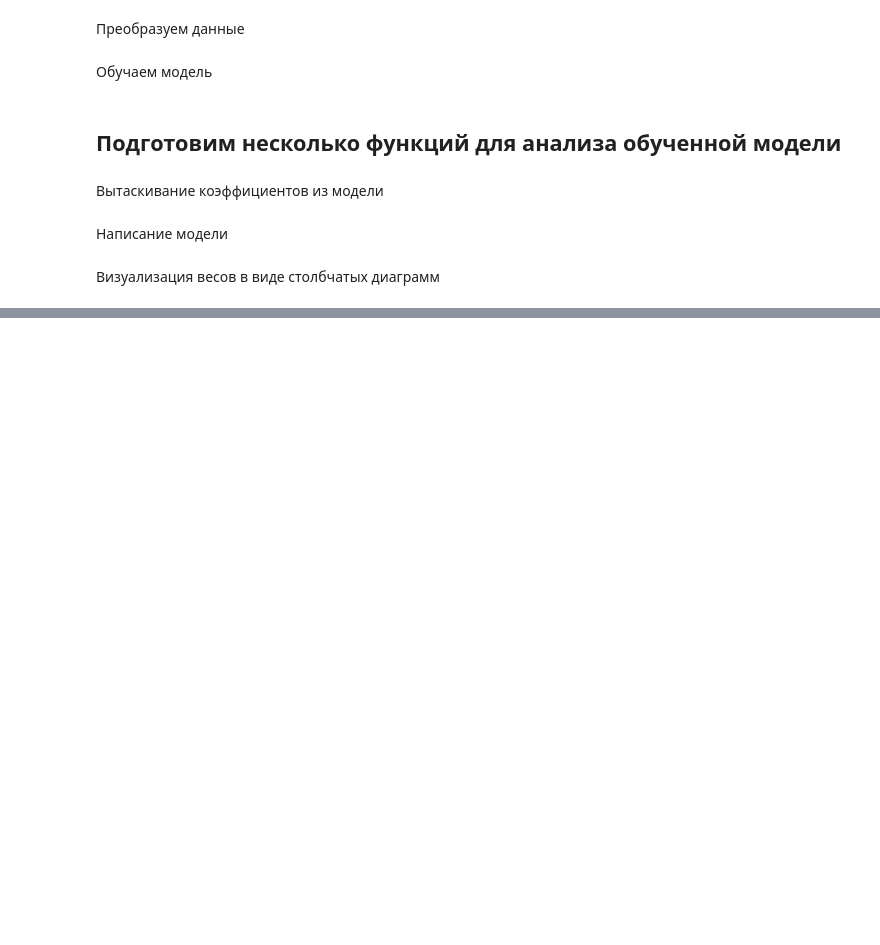
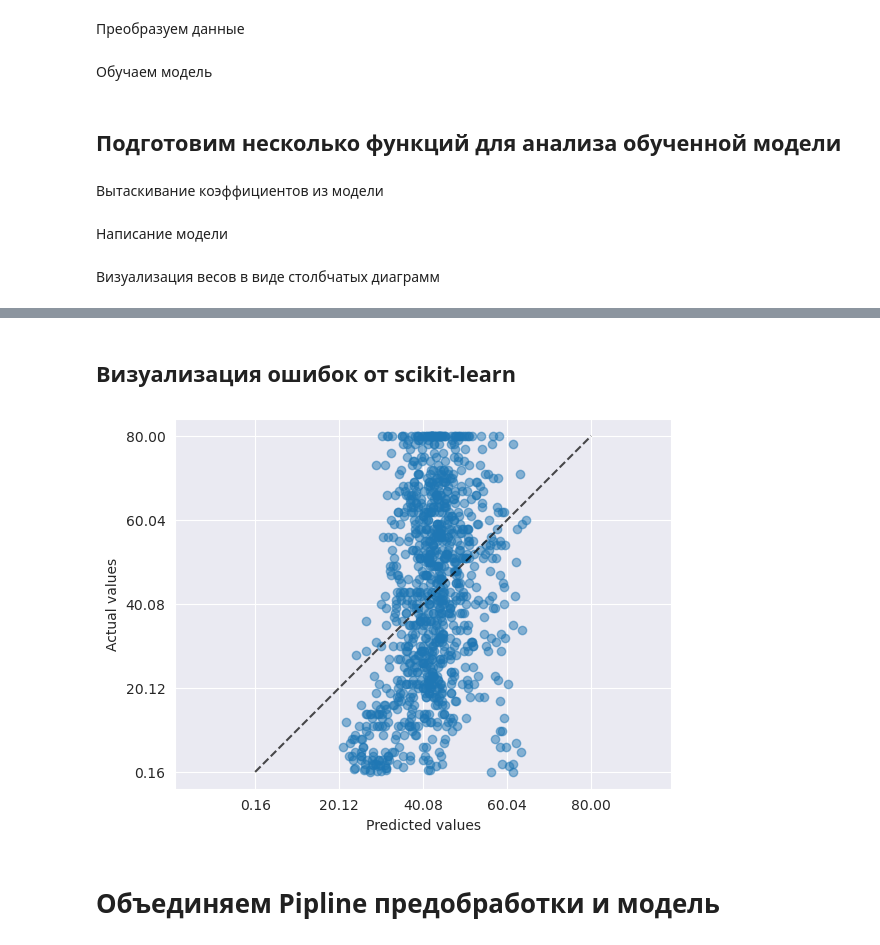
Before and after one commit to synrocka/Diabetes-Prediction, a Jupyter notebook: LinearRegression.ipynb, the cells around one changed output, grey strips where cells are left out. Saved outputs shown, nothing was run; the diff lists cells and outputs as text; code cells hidden in the pictures; blank space fills up the shorter version.

```diff
--- a/LinearRegression.ipynb
+++ b/LinearRegression.ipynb
@@ -26,7 +18,9 @@ from sklearn.base import BaseEstimator, TransformerMixin # для создани
 # %% [markdown]
 # Загрузка набора данных
 # %%
-df = pd.read_csv("https://raw.githubusercontent.com/synrocka/Diabetes-Prediction/main/data/clean_diabetes_prediction_db.csv", delimiter=',')
+df = pd.read_csv(
+    "https://raw.githubusercontent.com/synrocka/Diabetes-Prediction/main/data/clean_diabetes_prediction_db.csv",
+    delimiter=',')
 df
 # %% [output]
 |  | gender | age | hypertension | heart_disease | smoking_history | bmi | HbA1c_level | ... |
@@ -90,7 +84,7 @@ class QuantileReplacer(BaseEstimator, TransformerMixin):
         self.threshold = threshold
         self.quantiles = {}
 
-    def fit(self, X, y=None):
+    def fit(self, X):
         for col in X.select_dtypes(include='number'):
             low_quantile = X[col].quantile(self.threshold)
             high_quantile = X[col].quantile(1 - self.threshold)
@@ -246,0 +345,13 @@ def vis_weight(weights, features_names=None, width=1200, height=600):
+# %% [markdown]
+## Визуализация ошибок от scikit-learn
+# %%
+PredictionErrorDisplay.from_predictions(
+    y_val,
+    model.predict(X_val_prep),
+    kind="actual_vs_predicted",
+    scatter_kwargs={"alpha": 0.5}
+);
+# %% [output]
+[figure, added]
+# %% [markdown]
+# Объединяем Pipline предобработки и модель
```
Also changed, not shown: parts of 38 cells of this notebook.
